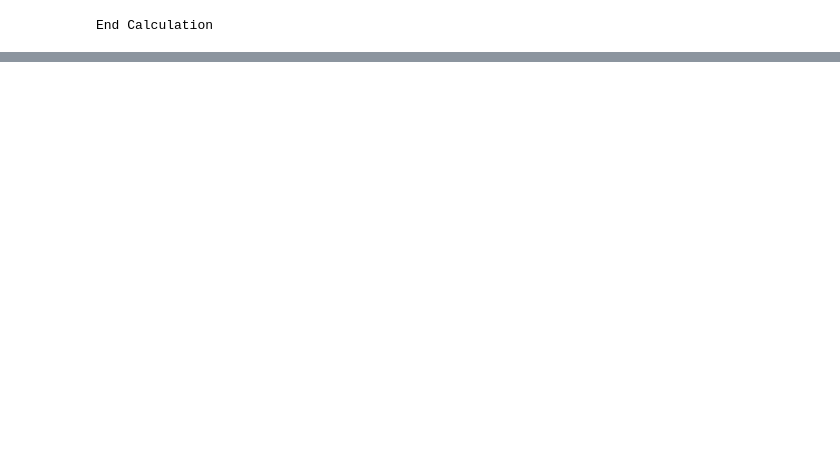
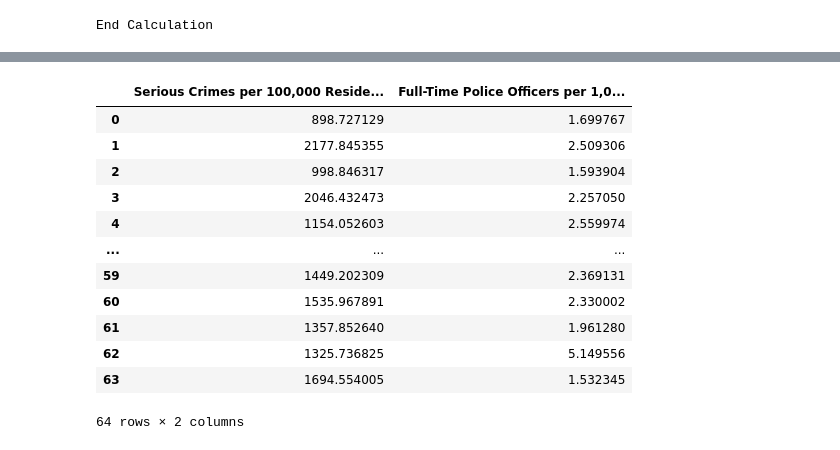
Before and after one commit to mspriest/AirInformatics, a Jupyter notebook: datasets/RandomForestCounties.ipynb, the cells around one changed output, grey strips where cells are left out. Drawn from its saved outputs; the diff is of its cells as text; code cells hidden in the pictures; blank space fills up the shorter version.

```diff
--- a/datasets/RandomForestCounties.ipynb
+++ b/datasets/RandomForestCounties.ipynb
@@ -576,0 +590,16 @@ avg_accuracy_df
+# %%
+policing_df
+# %% [output]
+|  | Serious Crimes per 100,000 Reside... | Full-Time Police Officers per 1,0... |
+| 0 | 898.727129 | 1.699767 |
+| 1 | 2177.845355 | 2.509306 |
+| 2 | 998.846317 | 1.593904 |
+| 3 | 2046.432473 | 2.257050 |
+| 4 | 1154.052603 | 2.559974 |
+| ... | ... | ... |
+| 59 | 1449.202309 | 2.369131 |
+| 60 | 1535.967891 | 2.330002 |
+| 61 | 1357.852640 | 1.961280 |
+| 62 | 1325.736825 | 5.149556 |
+| 63 | 1694.554005 | 1.532345 |
+64 rows × 2 columns
```
Also changed, not shown: parts of 13 cells of this notebook.
